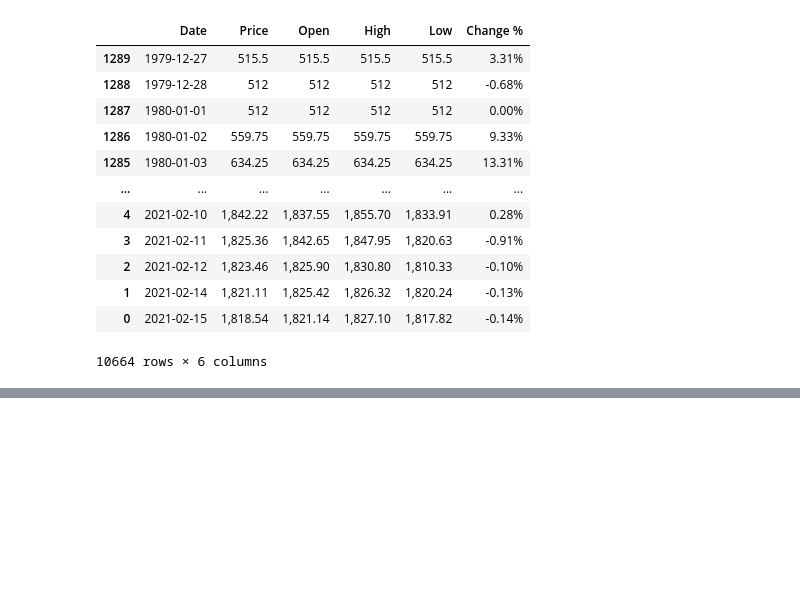
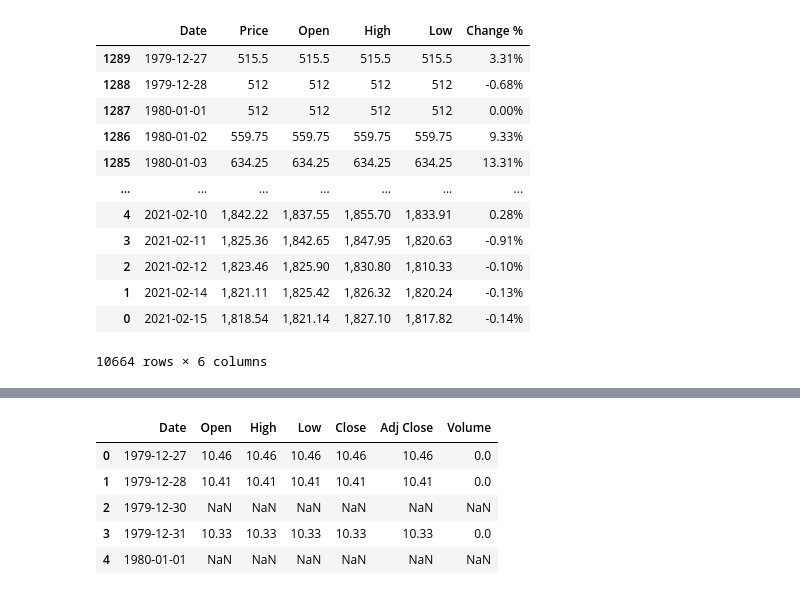
Before and after one commit to AR-Elbers/Market-Predictors, a Jupyter notebook: Financial Data.ipynb, the cells around one changed output, grey strips where cells are left out. Saved outputs shown, nothing was run; the diff lists cells and outputs as text; code cells hidden in the pictures; blank space fills up the shorter version.

```diff
--- a/Financial Data.ipynb
+++ b/Financial Data.ipynb
@@ -74,0 +89,24 @@ gold_df
+# %%
+# Import Data on the Remaining Assets
+
+bonds_10y_raw = "Raw Data/10YearBonds.csv"
+
+nasdaq_raw = "Raw Data/NASDAQ.csv"
+
+nikkei_raw = "Raw Data/Nikkei225.csv"
+
+# Read CSV's with pandas
+read_bonds = pd.read_csv(bonds_10y_raw)
+
+read_nasdaq = pd.read_csv(nasdaq_raw)
+
+read_nikkei = pd.read_csv(nikkei_raw)
+
+read_bonds.head()
+# %% [output]
+|  | Date | Open | High | Low | Close | Adj Close | Volume |
+| 0 | 1979-12-27 | 10.46 | 10.46 | 10.46 | 10.46 | 10.46 | 0.0 |
+| 1 | 1979-12-28 | 10.41 | 10.41 | 10.41 | 10.41 | 10.41 | 0.0 |
+| 2 | 1979-12-30 | NaN | NaN | NaN | NaN | NaN | NaN |
+| 3 | 1979-12-31 | 10.33 | 10.33 | 10.33 | 10.33 | 10.33 | 0.0 |
+| 4 | 1980-01-01 | NaN | NaN | NaN | NaN | NaN | NaN |
```
Also changed, not shown: parts of 17 cells of this notebook, 5 other files.
